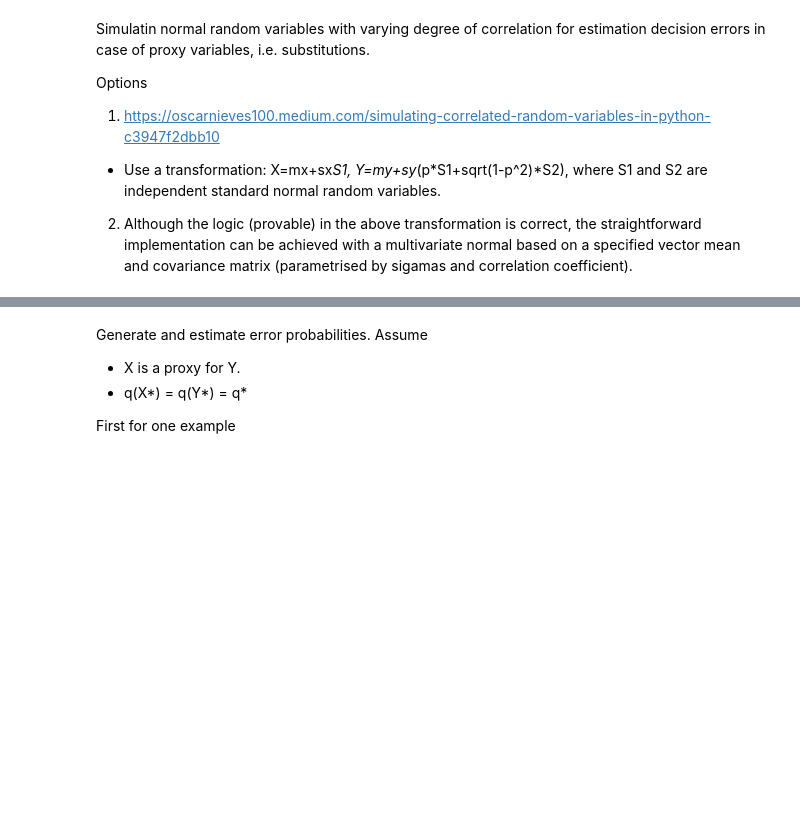
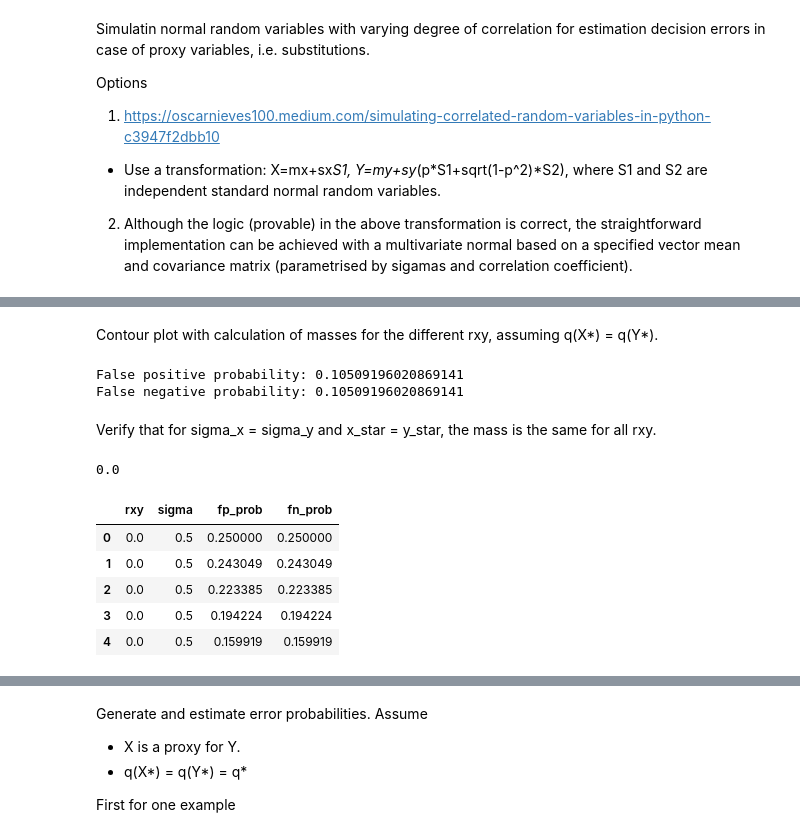
Before and after one commit to ursueugen/Substitution_Decision_Errors, a Jupyter notebook: Substitution_decision_errors.ipynb, the cells around one changed output, grey strips where cells are left out. Saved outputs shown, nothing was run; the diff lists cells and outputs as text; code cells hidden in the pictures; blank space fills up the shorter version.

Commit message:
CDFs, Masses

```diff
--- a/Substitution_decision_errors.ipynb
+++ b/Substitution_decision_errors.ipynb
@@ -20,0 +115,41 @@ def generate_correlated_normal(mu_X, sigma_X, mu_Y, sigma_Y, rxy, size=1000):
+# %% [markdown]
+Contour plot with calculation of masses for the different rxy, assuming q(X*) = q(Y*).
+# %%
+sigma_X = 1
+sigma_Y = 1
+rxy = 0.4
+x_star = 1
+y_star = 1
+
+fp_prob, fn_prob = prob_fp_fn(x_star, y_star, sigma_X, sigma_Y, rxy)
+print(f'False positive probability: {fp_prob}')
+print(f'False negative probability: {fn_prob}')
+# %% [output]
+False positive probability: 0.10509196020869141
+False negative probability: 0.10509196020869141
+# %% [markdown]
+Verify that for sigma_x = sigma_y and x_star = y_star, the mass is the same for all rxy.
+# %%
+sigma_X = 1
+sigma_Y = 1
+
+records = []
+for rxy in np.linspace(0, 1, 20):
+    for sigma in np.linspace(0.5, 2, 20):
+        for qstar in np.linspace(0, 2, 20):
+            x_star = qstar
+            y_star = qstar
+            fp_prob, fn_prob = prob_fp_fn(x_star, y_star, sigma, sigma, rxy)
+            records.append({'rxy': rxy, 'sigma': sigma, 'fp_prob': fp_prob, 'fn_prob': fn_prob})
+
+df = pd.DataFrame(records)
+print((df["fp_prob"] - df["fn_prob"]).abs().max())
+df.head()
+# %% [output]
+0.0
+|  | rxy | sigma | fp_prob | fn_prob |
+| 0 | 0.0 | 0.5 | 0.250000 | 0.250000 |
+| 1 | 0.0 | 0.5 | 0.243049 | 0.243049 |
+| 2 | 0.0 | 0.5 | 0.223385 | 0.223385 |
+| 3 | 0.0 | 0.5 | 0.194224 | 0.194224 |
+| 4 | 0.0 | 0.5 | 0.159919 | 0.159919 |
```
Also changed, not shown: parts of 10 cells of this notebook.
